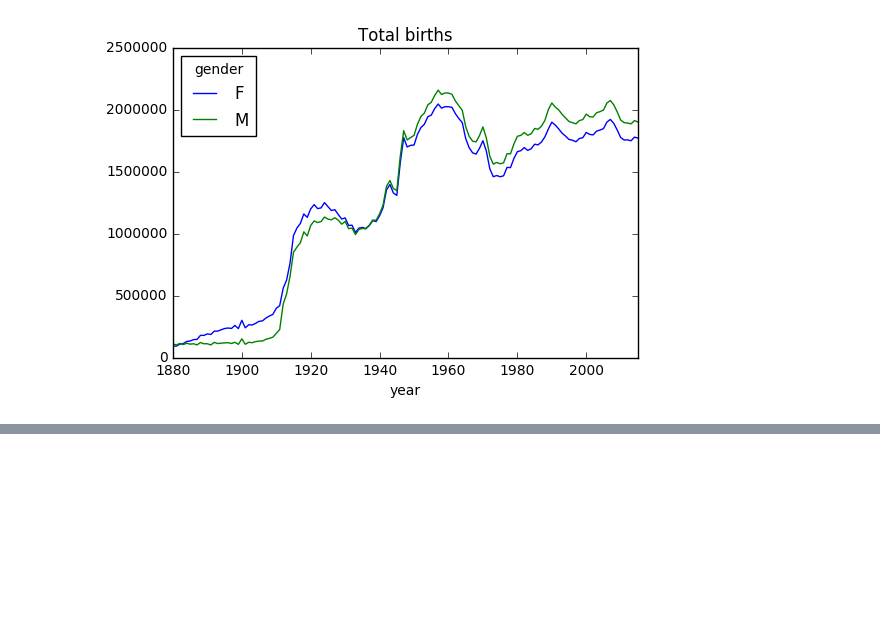
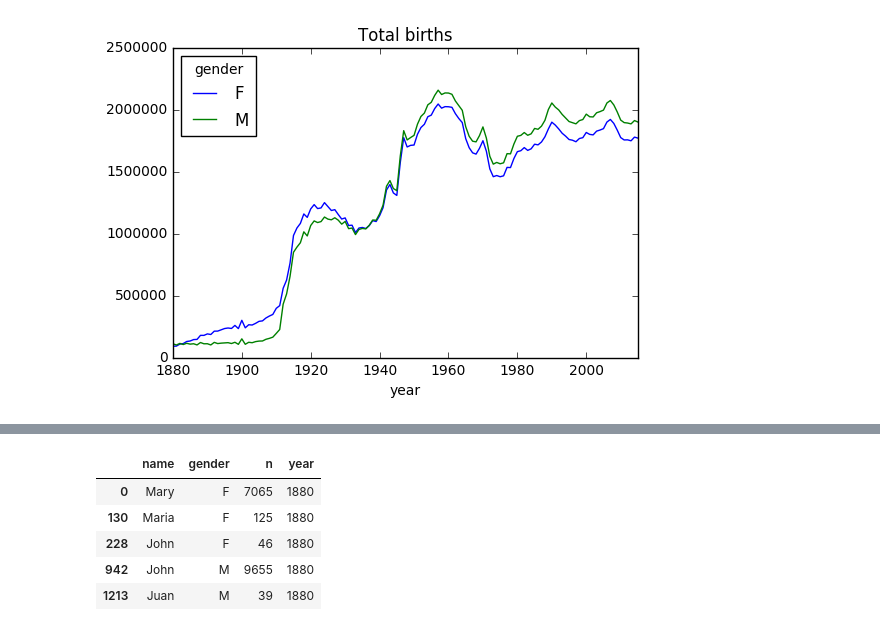
Before and after one commit to vanatteveldt/python-data, a Jupyter notebook: Baby names.ipynb, the cells around one changed output, grey strips where cells are left out. Cells and saved outputs as stored; diff of their text form; code cells hidden in the pictures; blank space fills up the shorter version.

```diff
--- a/Baby names.ipynb
+++ b/Baby names.ipynb
@@ -114,0 +121,10 @@ total.plot(title='Total births');
+# %%
+subset = names[names.name.isin(mynames)]
+subset.head()
+# %% [output]
+|  | name | gender | n | year |
+| 0 | Mary | F | 7065 | 1880 |
+| 130 | Maria | F | 125 | 1880 |
+| 228 | John | F | 46 | 1880 |
+| 942 | John | M | 9655 | 1880 |
+| 1213 | Juan | M | 39 | 1880 |
```
Also changed, not shown: parts of 11 cells of this notebook.
